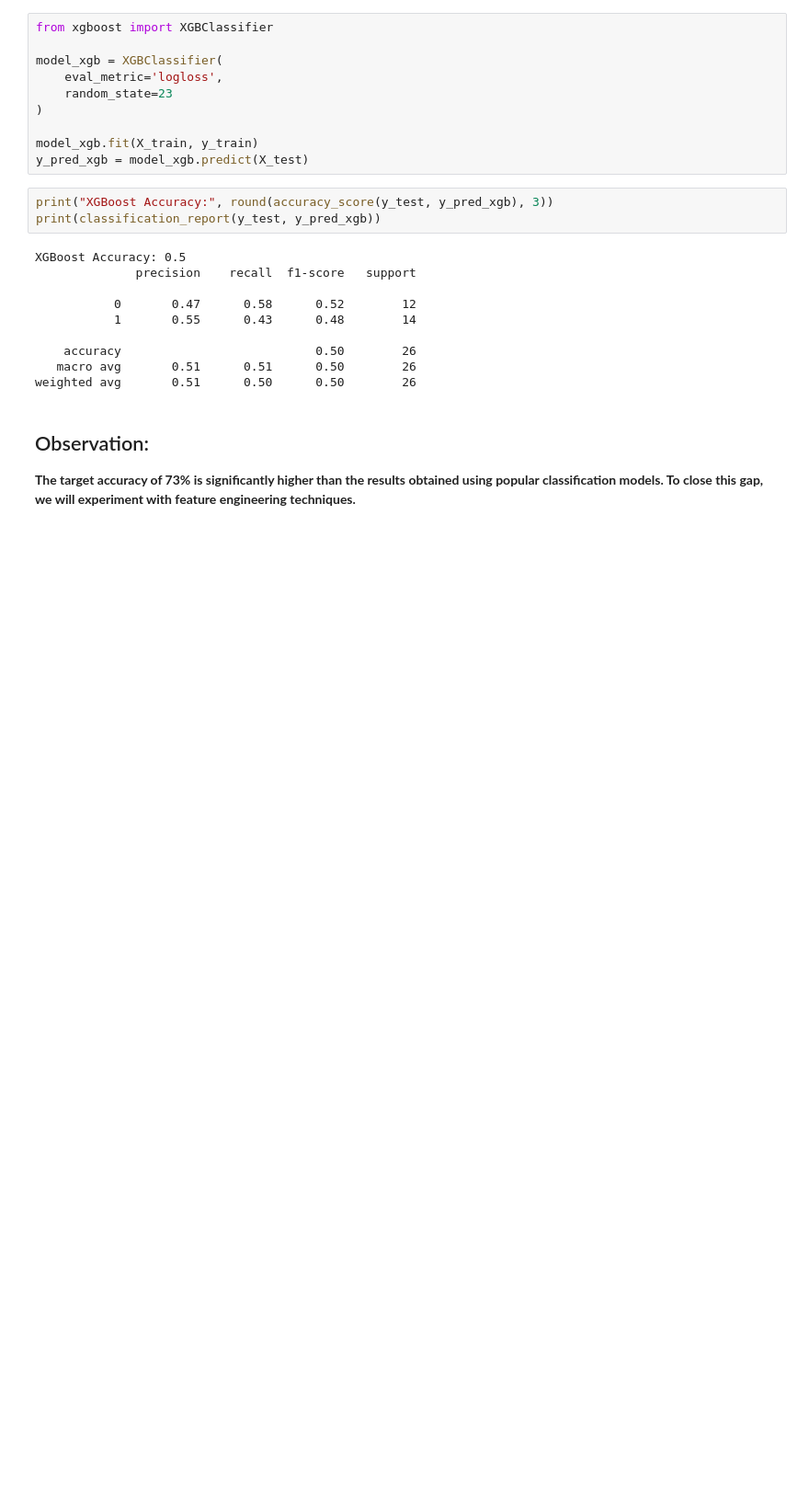
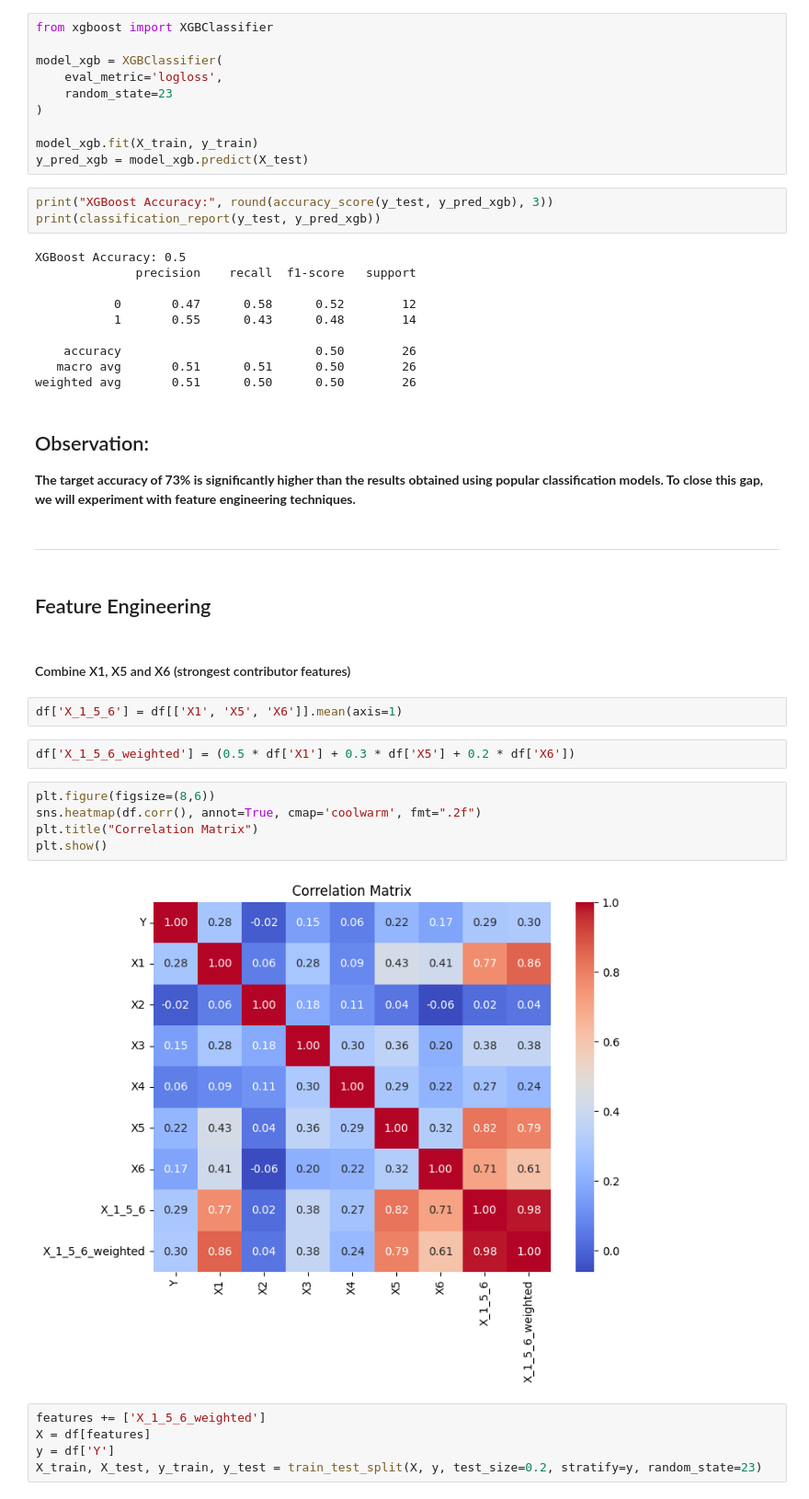
Before and after one commit to FederCO23/LZQxEzGjrpgnXu10, a Jupyter notebook: HappyCustomers.ipynb, the cells around one changed output. Shown at 92% size. Saved outputs shown, nothing was run; the diff lists cells and outputs as text; blank space fills up the shorter version.

```diff
--- a/HappyCustomers.ipynb
+++ b/HappyCustomers.ipynb
@@ -228,3 +280,25 @@ weighted avg       0.51      0.50      0.50        26
 # %% [markdown]
 ## Observation:
 **The target accuracy of 73% is significantly higher than the results obtained using popular classification models. To close this gap, we will experiment with feature engineering techniques.**
+# %% [markdown]
+---
+# %% [markdown]
+## Feature Engineering
+# %% [markdown]
+#### Combine X1, X5 and X6 (strongest contributor features)
+# %%
+df['X_1_5_6'] = df[['X1', 'X5', 'X6']].mean(axis=1)
+# %%
+df['X_1_5_6_weighted'] = (0.5 * df['X1'] + 0.3 * df['X5'] + 0.2 * df['X6'])
+# %%
+plt.figure(figsize=(8,6))
+sns.heatmap(df.corr(), annot=True, cmap='coolwarm', fmt=".2f")
+plt.title("Correlation Matrix")
+plt.show()
+# %% [output]
+[figure, added]
+# %%
+features += ['X_1_5_6_weighted']
+X = df[features]
+y = df['Y']
+X_train, X_test, y_train, y_test = train_test_split(X, y, test_size=0.2, stratify=y, random_state=23)
```
Also changed, not shown: parts of 25 cells of this notebook.
